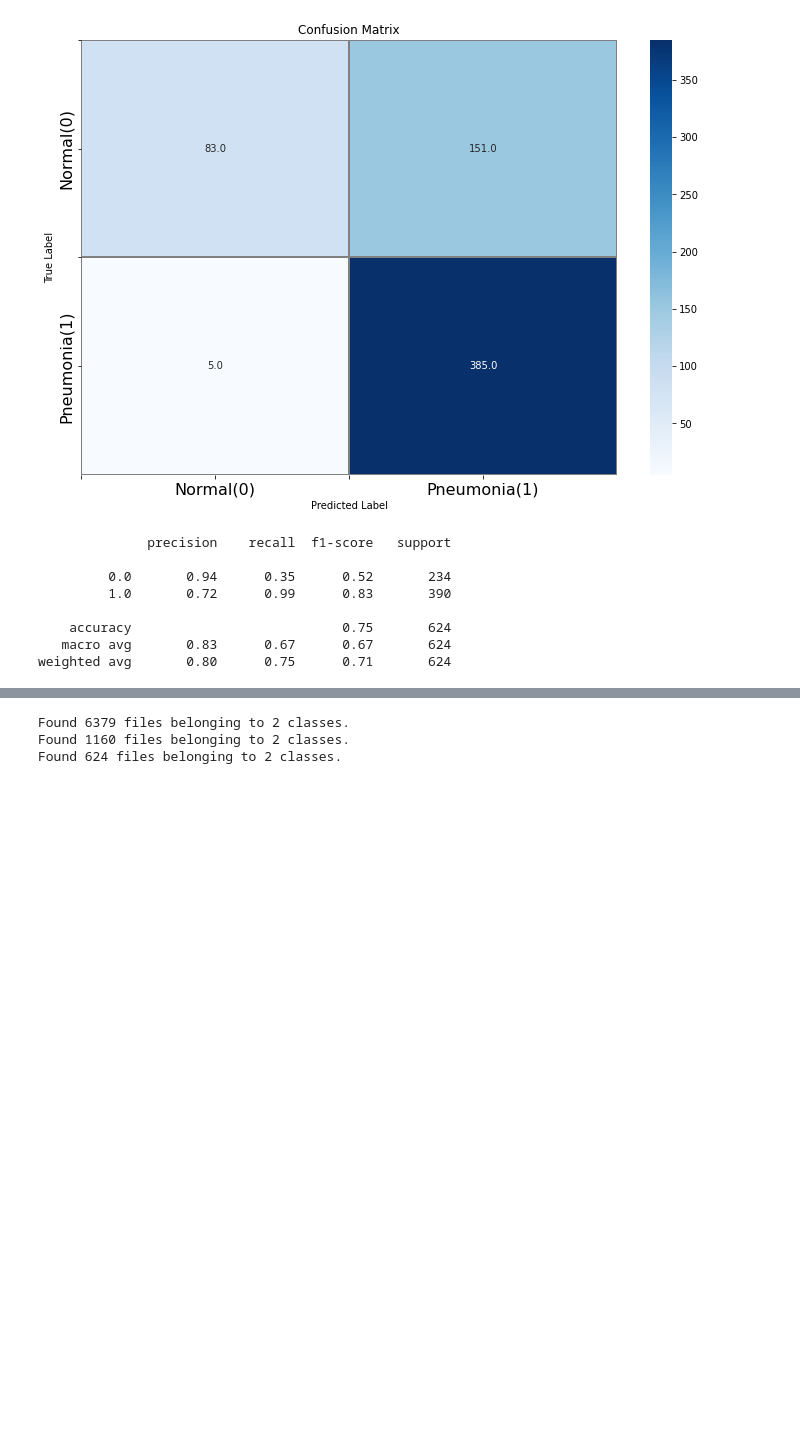
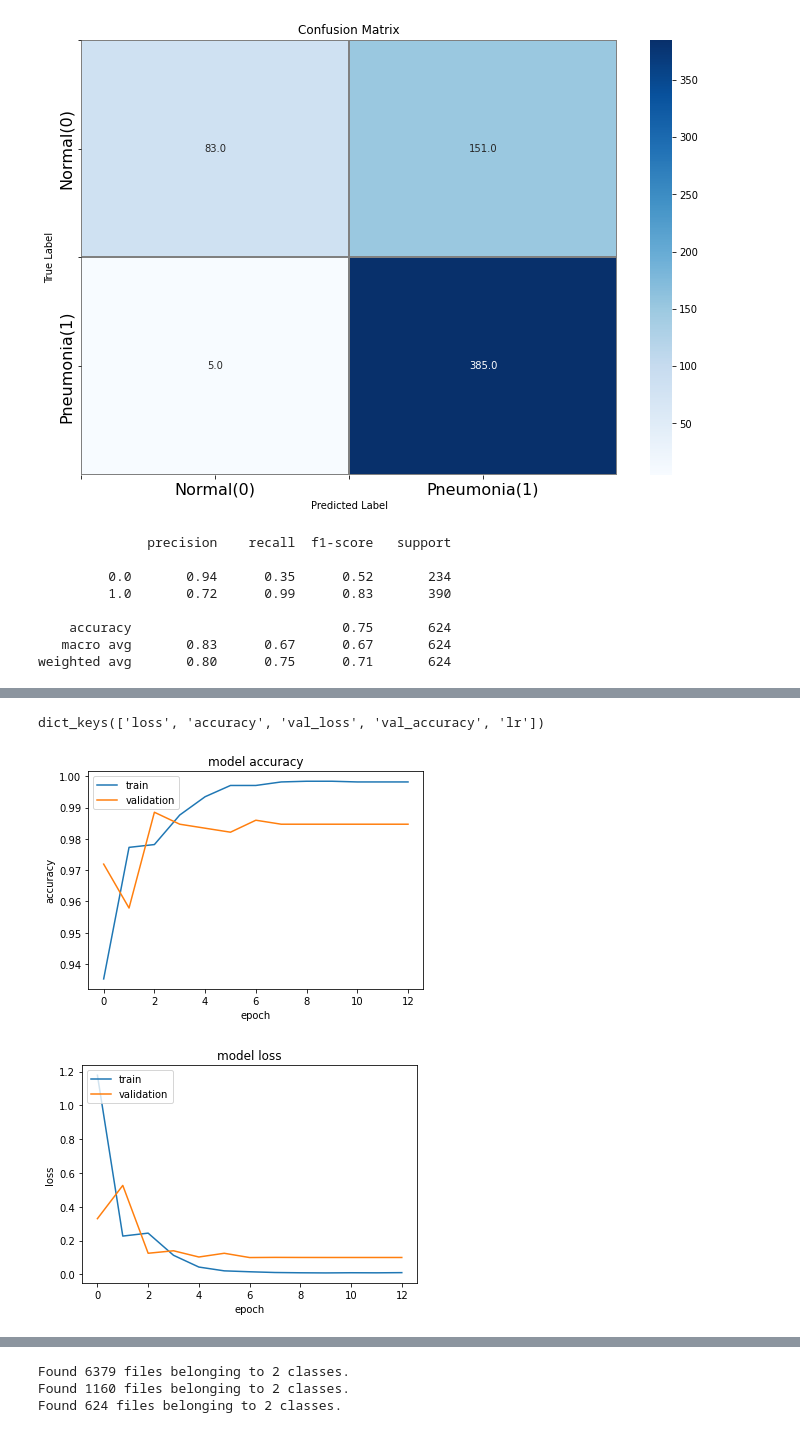
Before and after one commit to joni-menahem/DeepLearning-DrorLederman-assign1_2, a Jupyter notebook: assign2.ipynb, the cells around one changed output, grey strips where cells are left out. Drawn from its saved outputs; the diff is of its cells as text; code cells hidden in the pictures; blank space fills up the shorter version.

```diff
--- a/assign2.ipynb
+++ b/assign2.ipynb
@@ -882,0 +955,20 @@ weighted avg       0.80      0.75      0.71       624
+# %%
+from keras.callbacks import LearningRateScheduler
+
+# This is a sample of a scheduler I used in the past
+def lr_scheduler(epoch, lr):
+    decay_rate = 0.85
+    decay_step = 1
+    if epoch % decay_step == 0 and epoch:
+        return lr * pow(decay_rate, np.floor(epoch / decay_step))
+    return lr
+# %%
+epochs = 20
+
+learning_rate = LearningRateScheduler(lr_scheduler, verbose=1)
+
+early_stopping = tf.keras.callbacks.EarlyStopping(patience=6, restore_best_weights=False)
+
+callbacks = [learning_rate, early_stopping]
+
+resnet50V2_CW_history = resnet50V2_model_CW.fit(train_ds ,validation_data=val_ds ,epochs=epochs, callbacks=callbacks, class_weight=class_weight)
@@ -882,0 +993,24 @@ weighted avg       0.80      0.75      0.71       624
+# %%
+# list all data in history
+print(resnet50V2_CW_history.history.keys())
+# summarize history for accuracy
+plt.plot(resnet50V2_CW_history.history['accuracy'])
+plt.plot(resnet50V2_CW_history.history['val_accuracy'])
+plt.title('model accuracy')
+plt.ylabel('accuracy')
+plt.xlabel('epoch')
+plt.legend(['train', 'validation'], loc='upper left')
+plt.show()
+
+# summarize history for loss
+plt.plot(resnet50V2_CW_history.history['loss'])
+plt.plot(resnet50V2_CW_history.history['val_loss'])
+plt.title('model loss')
+plt.ylabel('loss')
+plt.xlabel('epoch')
+plt.legend(['train', 'validation'], loc='upper left')
+plt.show()
+# %% [output]
+dict_keys(['loss', 'accuracy', 'val_loss', 'val_accuracy', 'lr'])
+[figure, added]
+[figure, added]
```
Also changed, not shown: parts of 23 cells of this notebook, 2 other files.
